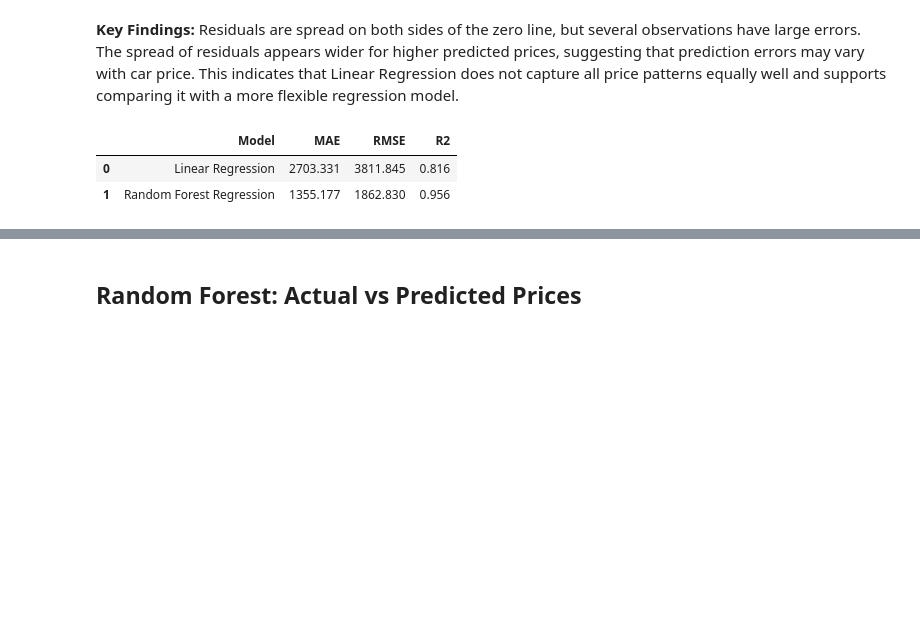
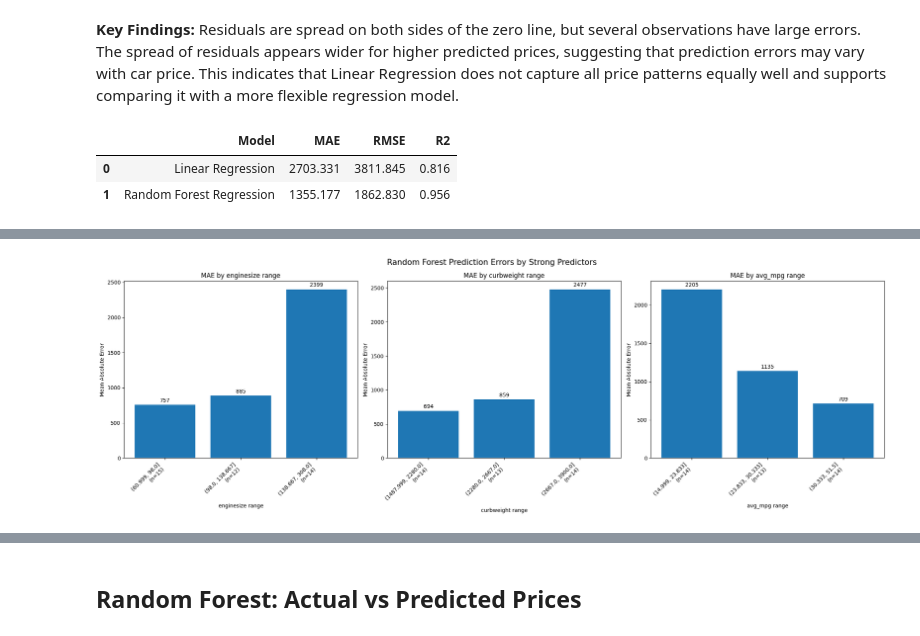
Before and after one commit to nastarannaseri79-afk/Responsible-Car-Price-Analytics, a Jupyter notebook: jupyter_notebooks/Machin_Learning.ipynb, the cells around one changed output, grey strips where cells are left out. Saved outputs shown, nothing was run; the diff lists cells and outputs as text; code cells hidden in the pictures; blank space fills up the shorter version.

```diff
--- a/jupyter_notebooks/Machin_Learning.ipynb
+++ b/jupyter_notebooks/Machin_Learning.ipynb
@@ -579,0 +588,59 @@ display(results.round(3))
+# %%
+# Combine test features, actual prices, and Random Forest predictions
+error_data = X_test[["enginesize", "curbweight", "avg_mpg"]].reset_index(drop=True).copy()
+error_data["Actual_Price"] = pd.Series(y_test).reset_index(drop=True)
+error_data["Predicted_Price"] = rf_pred
+error_data["Absolute_Error"] = (
+    error_data["Actual_Price"] - error_data["Predicted_Price"]
+).abs()
+
+# Create one figure with three charts
+predictors = ["enginesize", "curbweight", "avg_mpg"]
+fig, axes = plt.subplots(1, 3, figsize=(21, 7))
+for ax, feature in zip(axes, predictors):
+    # Divide each predictor into three ranges
+    ranges = pd.qcut(
+        error_data[feature], q=3, duplicates="drop"
+    )
+
+    # Calculate the number of cars and MAE in each range
+    summary = error_data.groupby(
+        ranges, observed=True
+    ).agg(
+        Number_of_Cars=("Absolute_Error", "size"),
+        MAE=("Absolute_Error", "mean")
+    )
+
+    # Plot MAE
+    bars = ax.bar(
+        [str(interval) for interval in summary.index],
+        summary["MAE"]
+    )
+
+    ax.bar_label(bars, fmt="%.0f", padding=3)
+    ax.set_title(f"MAE by {feature} range")
+    ax.set_xlabel(f"{feature} range")
+    ax.set_ylabel("Mean Absolute Error")
+    ax.tick_params(axis="x", labelrotation=45)
+
+    # Include group sizes in the x-axis labels
+    ax.set_xticks(
+        range(len(summary)),
+        [
+            f"{interval}\n(n={count})"
+            for interval, count in zip(
+                summary.index, summary["Number_of_Cars"]
+            )
+        ],
+        rotation=45,
+        ha="right"
+    )
+
+fig.suptitle(
+    "Random Forest Prediction Errors by Strong Predictors",
+    fontsize=15
+)
+plt.tight_layout()
+plt.show()
+# %% [output]
+[figure, added]
```
Also changed, not shown: parts of 7 cells of this notebook, 3 other files.
